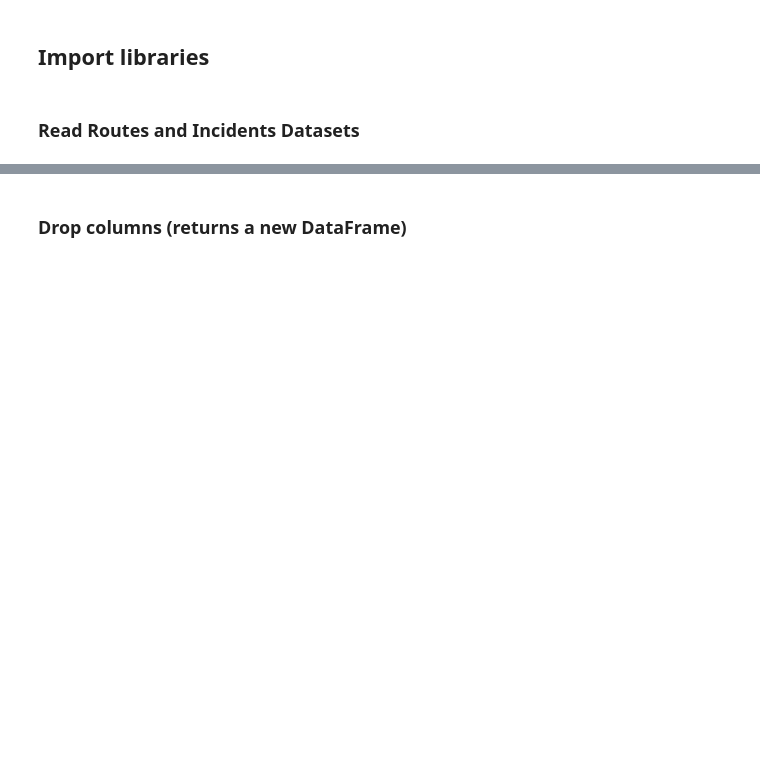
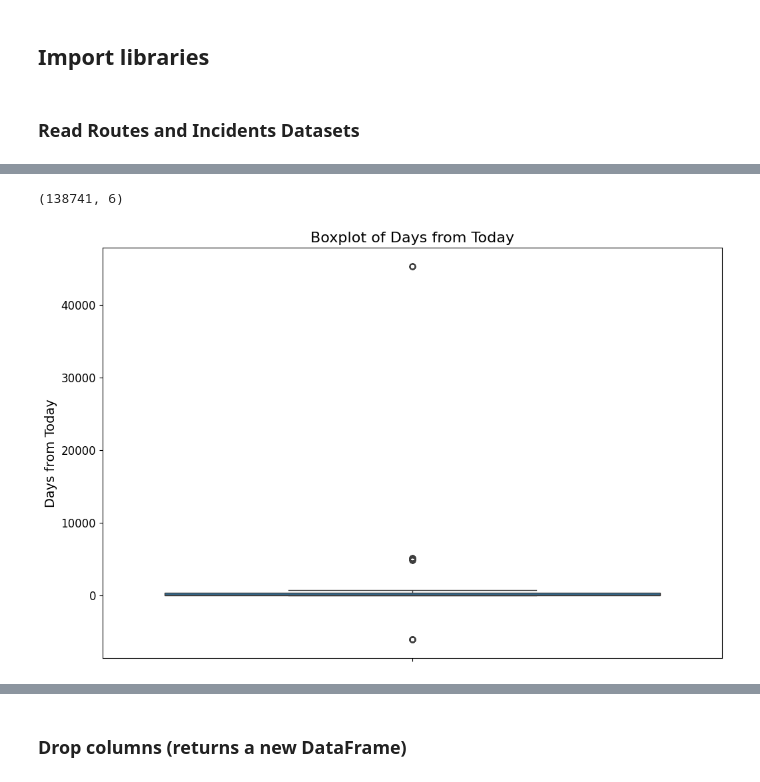
Before and after one commit to ponsingh/Safe-Seas, a Jupyter notebook: ML/safe_seas.ipynb, the cells around one changed output, grey strips where cells are left out. Saved outputs shown, nothing was run; the diff lists cells and outputs as text; code cells hidden in the pictures; blank space fills up the shorter version.

```diff
--- a/ML/safe_seas.ipynb
+++ b/ML/safe_seas.ipynb
@@ -19,0 +60,3 @@ incidents_df=pd.read_csv("../Files/ShippingIncident.csv")
+# %%
+incidents_df['Incident_Date'] = pd.to_datetime(incidents_df['Incident_Date'],errors='coerce')
+incidents_df.info()
@@ -19,0 +91,26 @@ incidents_df=pd.read_csv("../Files/ShippingIncident.csv")
+# %%
+# Remove duplicate rows
+# Before removing total size 138451
+incidents_df = incidents_df.drop_duplicates()
+incidents_df.shape
+# %% [output]
+(138741, 6)
+# %%
+# Convert datetime to numerical format (days since the first date)
+today = datetime.now()
+incidents_df['Days_From_Today'] = (today - incidents_df['Incident_Date']).dt.days
+
+# Create the boxplot
+plt.figure(figsize=(12, 8))
+sns.boxplot(y=incidents_df['Days_From_Today'])
+
+# Customize plot appearance
+plt.title('Boxplot of Days from Today', fontsize=16)  # Increase title font size
+plt.ylabel('Days from Today', fontsize=14)  # Increase y-axis label font size
+plt.xlabel('')  # Hide x-axis label
+plt.xticks(fontsize=12)  # Increase x-axis tick labels font size
+plt.yticks(fontsize=12)  # Increase y-axis tick labels font size
+# Show the plot
+plt.show()
+# %% [output]
+[figure, added]
```
Also changed, not shown: parts of 44 cells of this notebook, 18 other files.
